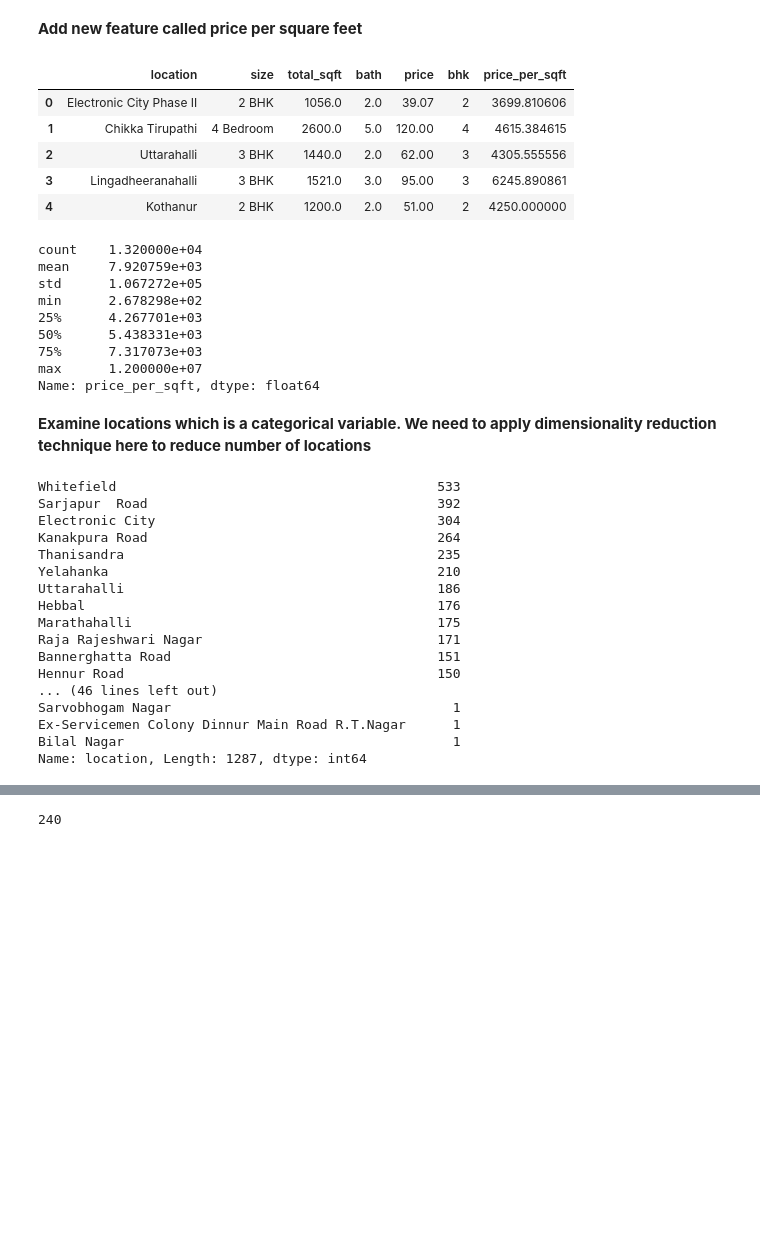
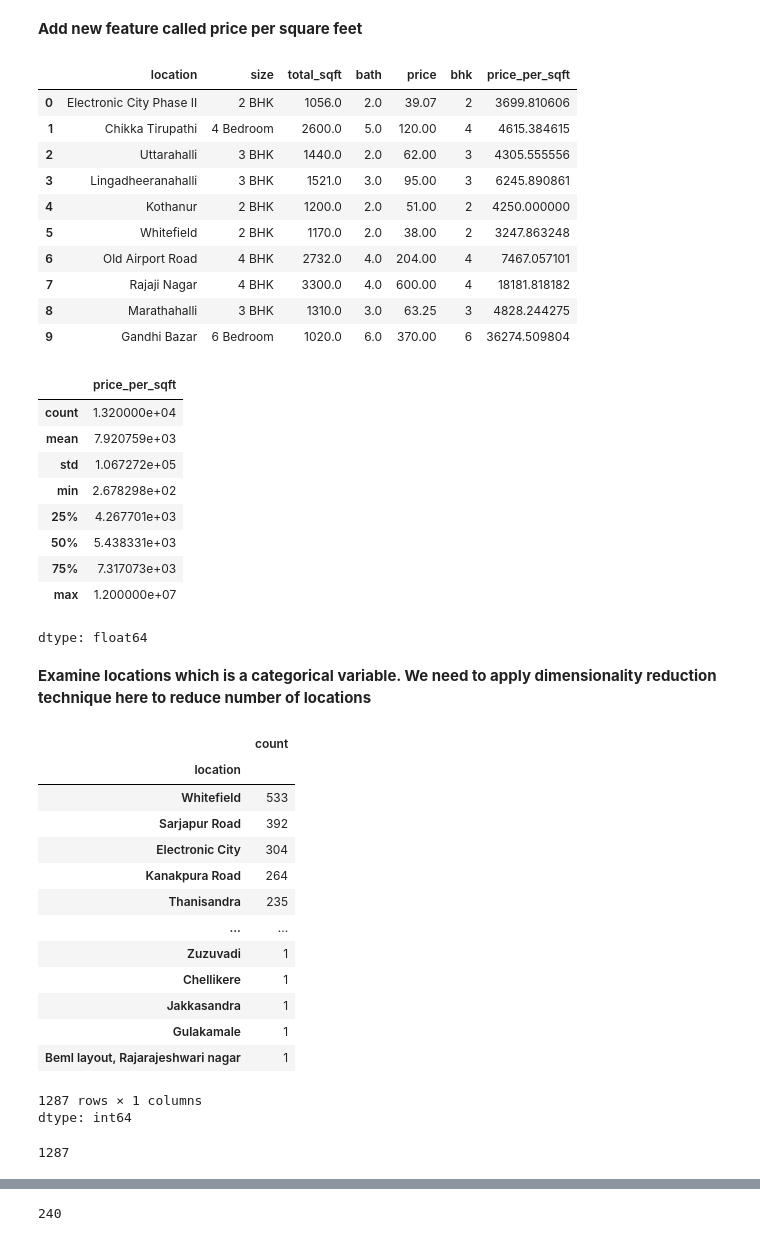
Before and after one commit to haftom2012/ML, a Jupyter notebook: BangloreHomePrices/model/banglore_home_prices_final.ipynb, the cells around one changed output, grey strips where cells are left out. Drawn from its saved outputs; the diff is of its cells as text; code cells hidden in the pictures; blank space fills up the shorter version.

```diff
--- a/BangloreHomePrices/model/banglore_home_prices_final.ipynb
+++ b/BangloreHomePrices/model/banglore_home_prices_final.ipynb
@@ -252,8 +240,8 @@ df4.head(2)
 | 0 | Electronic City Phase II | 2 BHK | 1056.0 | 2.0 | 39.07 | 2 |
 | 1 | Chikka Tirupathi | 4 Bedroom | 2600.0 | 5.0 | 120.00 | 4 |
 # %%
-df4 = df4[df4.total_sqft.isnull()]
-df4.head(10)
+#df4 = df4[df4.total_sqft.isnull()]
+#df4.head(10)
 # %% [output]
 |  | location | size | total_sqft | bath | price | bhk |
 # %% [markdown]
@@ -277,55 +259,67 @@ Name: 30, dtype: object
 # %% [markdown]
 **Add new feature called price per square feet**
 # %%
+# price is in lak rupees
+# 1 lak means 100000
 df5 = df4.copy()
+#df5.head(10)
 df5['price_per_sqft'] = df5['price']*100000/df5['total_sqft']
-df5.head()
+df5.head(10)
 # %% [output]
 |  | location | size | total_sqft | bath | price | bhk | price_per_sqft |
 | 0 | Electronic City Phase II | 2 BHK | 1056.0 | 2.0 | 39.07 | 2 | 3699.810606 |
 | 1 | Chikka Tirupathi | 4 Bedroom | 2600.0 | 5.0 | 120.00 | 4 | 4615.384615 |
 | 2 | Uttarahalli | 3 BHK | 1440.0 | 2.0 | 62.00 | 3 | 4305.555556 |
 | 3 | Lingadheeranahalli | 3 BHK | 1521.0 | 3.0 | 95.00 | 3 | 6245.890861 |
 | 4 | Kothanur | 2 BHK | 1200.0 | 2.0 | 51.00 | 2 | 4250.000000 |
+| 5 | Whitefield | 2 BHK | 1170.0 | 2.0 | 38.00 | 2 | 3247.863248 |
+| 6 | Old Airport Road | 4 BHK | 2732.0 | 4.0 | 204.00 | 4 | 7467.057101 |
+| 7 | Rajaji Nagar | 4 BHK | 3300.0 | 4.0 | 600.00 | 4 | 18181.818182 |
+| 8 | Marathahalli | 3 BHK | 1310.0 | 3.0 | 63.25 | 3 | 4828.244275 |
+| 9 | Gandhi Bazar | 6 Bedroom | 1020.0 | 6.0 | 370.00 | 6 | 36274.509804 |
 # %%
 df5_stats = df5['price_per_sqft'].describe()
 df5_stats
 # %% [output]
+|  | price_per_sqft |
+| count | 1.320000e+04 |
+| mean | 7.920759e+03 |
+| std | 1.067272e+05 |
+| min | 2.678298e+02 |
+| 25% | 4.267701e+03 |
+| 50% | 5.438331e+03 |
+| 75% | 7.317073e+03 |
+| max | 1.200000e+07 |
-count    1.320000e+04
-mean     7.920759e+03
-std      1.067272e+05
-min      2.678298e+02
-25%      4.267701e+03
-50%      5.438331e+03
-75%      7.317073e+03
-max      1.200000e+07
-Name: price_per_sqft, dtype: float64
+dtype: float64
 # %%
 df5.to_csv("bhp.csv",index=False)
 # %% [markdown]
 **Examine locations which is a categorical variable. We need to apply dimensionality reduction technique here to reduce number of locations**
 # %%
+# strip() function just removes spaces  before and after a string
 df5.location = df5.location.apply(lambda x: x.strip())
 location_stats = df5['location'].value_counts(ascending=False)
 location_stats
 # %% [output]
+|  | count |
+| location |  |
+| Whitefield | 533 |
+| Sarjapur Road | 392 |
+| Electronic City | 304 |
+| Kanakpura Road | 264 |
+| Thanisandra | 235 |
+| ... | ... |
+| Zuzuvadi | 1 |
+| Chellikere | 1 |
+| Jakkasandra | 1 |
+| Gulakamale | 1 |
+| Beml layout, Rajarajeshwari nagar | 1 |
-Whitefield                                         533
-Sarjapur  Road                                     392
-Electronic City                                    304
-Kanakpura Road                                     264
-Thanisandra                                        235
-Yelahanka                                          210
-Uttarahalli                                        186
-Hebbal                                             176
-Marathahalli                                       175
-Raja Rajeshwari Nagar                              171
-Bannerghatta Road                                  151
-Hennur Road                                        150
-... (46 lines left out)
-Sarvobhogam Nagar                                    1
-Ex-Servicemen Colony Dinnur Main Road R.T.Nagar      1
-Bilal Nagar                                          1
-Name: location, Length: 1287, dtype: int64
+1287 rows × 1 columns
+dtype: int64
+# %%
+len(df5.location.unique())
+# %% [output]
+1287
 # %%
 location_stats.values.sum()
 # %% [output]
```
Also changed, not shown: parts of 8 cells of this notebook.
